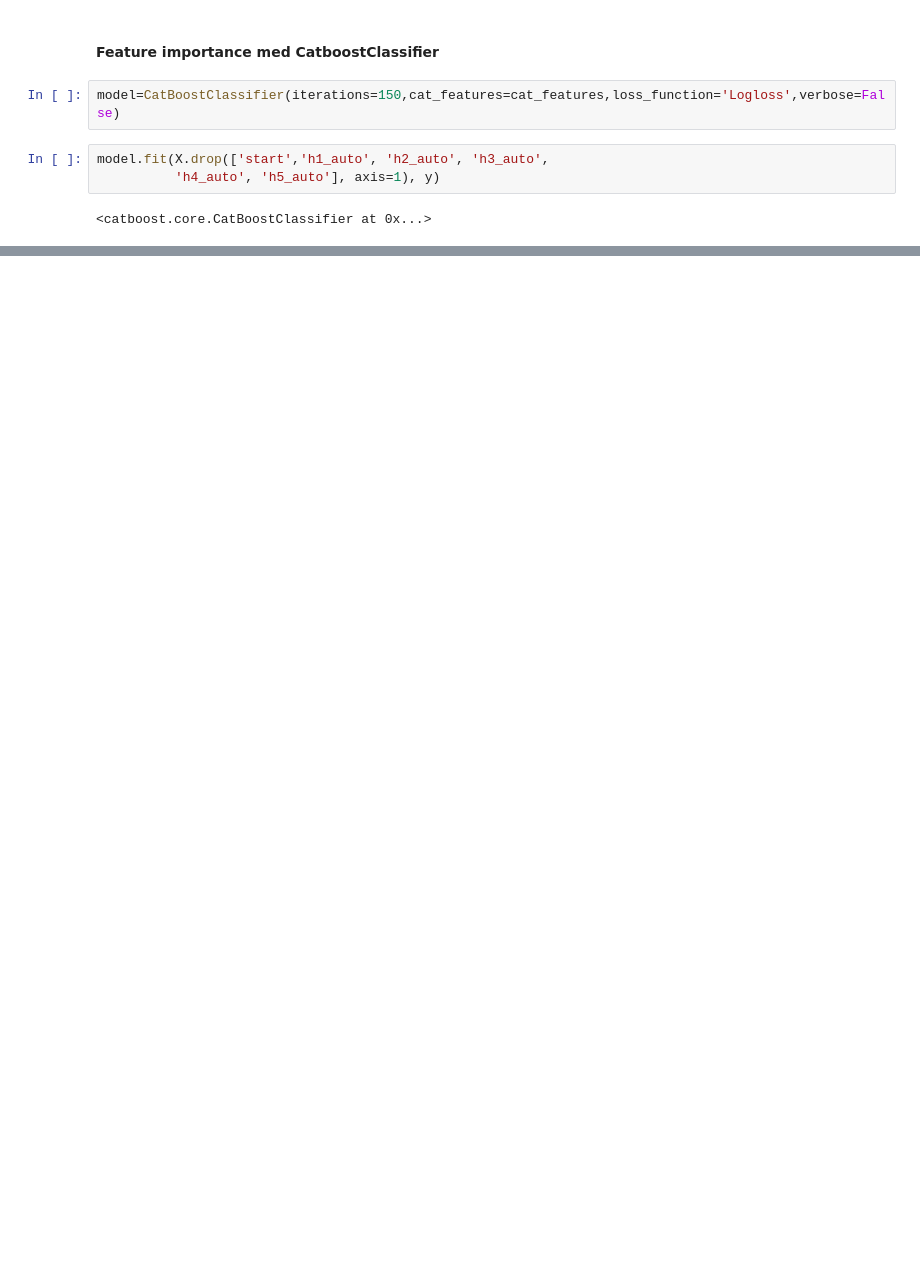
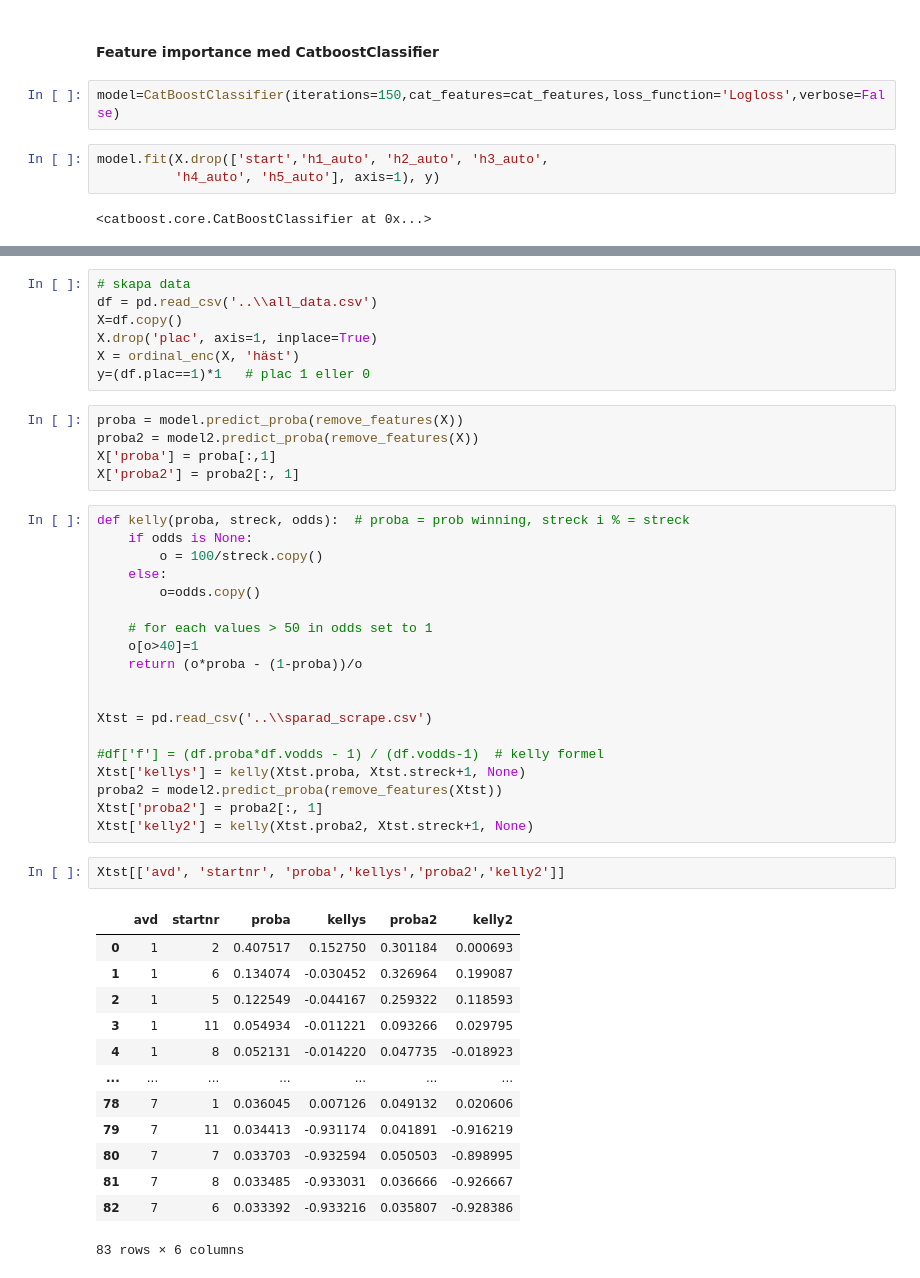
Before and after one commit to carokanns/Trav, a Jupyter notebook: spel/v75_tester/optimera_mina_val.ipynb, the cells around one changed output, grey strips where cells are left out. Cells and saved outputs as stored; diff of their text form; blank space fills up the shorter version.

```diff
--- a/spel/v75_tester/optimera_mina_val.ipynb
+++ b/spel/v75_tester/optimera_mina_val.ipynb
@@ -942,0 +968,47 @@ importance.head(60)
+# %%
+# skapa data
+df = pd.read_csv('..\\all_data.csv')
+X=df.copy()
+X.drop('plac', axis=1, inplace=True)
+X = ordinal_enc(X, 'häst')
+y=(df.plac==1)*1   # plac 1 eller 0
+# %%
+proba = model.predict_proba(remove_features(X))
+proba2 = model2.predict_proba(remove_features(X))
+X['proba'] = proba[:,1]
+X['proba2'] = proba2[:, 1]
+# %%
+def kelly(proba, streck, odds):  # proba = prob winning, streck i % = streck
+    if odds is None:
+        o = 100/streck.copy()
+    else:
+        o=odds.copy()
+
+    # for each values > 50 in odds set to 1
+    o[o>40]=1
+    return (o*proba - (1-proba))/o
+
+
+Xtst = pd.read_csv('..\\sparad_scrape.csv')
+
+#df['f'] = (df.proba*df.vodds - 1) / (df.vodds-1)  # kelly formel
+Xtst['kellys'] = kelly(Xtst.proba, Xtst.streck+1, None)
+proba2 = model2.predict_proba(remove_features(Xtst))
+Xtst['proba2'] = proba2[:, 1]
+Xtst['kelly2'] = kelly(Xtst.proba2, Xtst.streck+1, None)
+# %%
+Xtst[['avd', 'startnr', 'proba','kellys','proba2','kelly2']]
+# %% [output]
+|  | avd | startnr | proba | kellys | proba2 | kelly2 |
+| 0 | 1 | 2 | 0.407517 | 0.152750 | 0.301184 | 0.000693 |
+| 1 | 1 | 6 | 0.134074 | -0.030452 | 0.326964 | 0.199087 |
+| 2 | 1 | 5 | 0.122549 | -0.044167 | 0.259322 | 0.118593 |
+| 3 | 1 | 11 | 0.054934 | -0.011221 | 0.093266 | 0.029795 |
+| 4 | 1 | 8 | 0.052131 | -0.014220 | 0.047735 | -0.018923 |
+| ... | ... | ... | ... | ... | ... | ... |
+| 78 | 7 | 1 | 0.036045 | 0.007126 | 0.049132 | 0.020606 |
+| 79 | 7 | 11 | 0.034413 | -0.931174 | 0.041891 | -0.916219 |
+| 80 | 7 | 7 | 0.033703 | -0.932594 | 0.050503 | -0.898995 |
+| 81 | 7 | 8 | 0.033485 | -0.933031 | 0.036666 | -0.926667 |
+| 82 | 7 | 6 | 0.033392 | -0.933216 | 0.035807 | -0.928386 |
+83 rows × 6 columns
```
Also changed, not shown: parts of 30 cells of this notebook, 47 other files.
